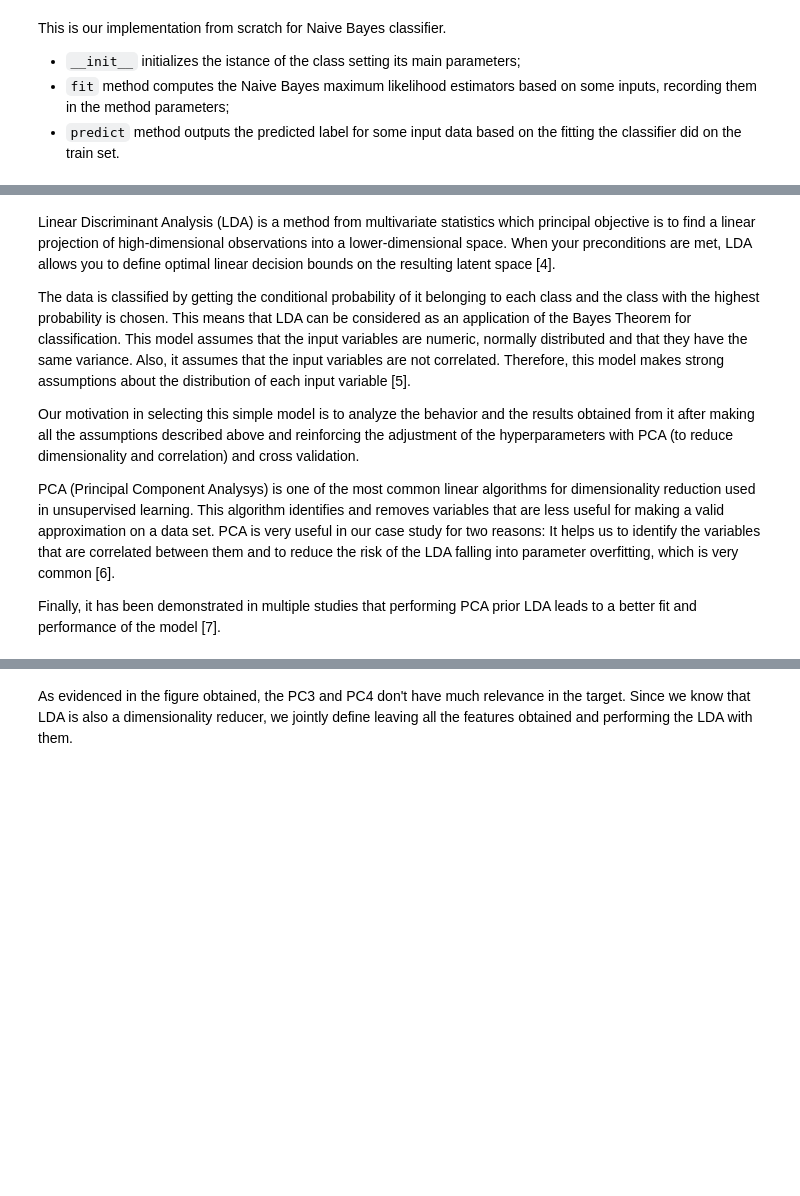
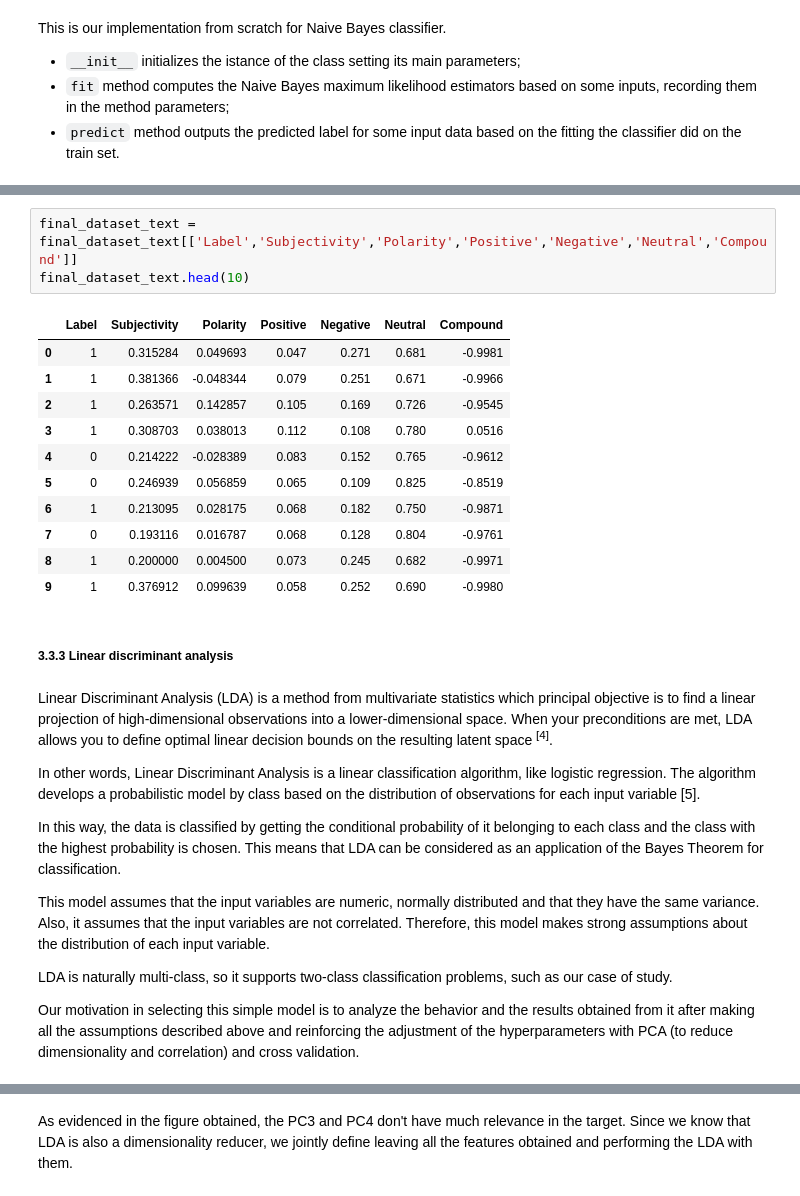
Before and after one commit to LeoDiNino97/FDS_final_project, a Jupyter notebook: Project_report.ipynb, the cells around one changed output, grey strips where cells are left out. Saved outputs shown, nothing was run; the diff lists cells and outputs as text; blank space fills up the shorter version.

```diff
--- a/Project_report.ipynb
+++ b/Project_report.ipynb
@@ -732,10 +863,31 @@ final_dataset_text = final_dataset_text[['Label','Subjectivity','Polarity','Posi
+# %%
+final_dataset_text = final_dataset_text[['Label','Subjectivity','Polarity','Positive','Negative','Neutral','Compound']]
+final_dataset_text.head(10)
+# %% [output]
+|  | Label | Subjectivity | Polarity | Positive | Negative | Neutral | Compound |
+| 0 | 1 | 0.315284 | 0.049693 | 0.047 | 0.271 | 0.681 | -0.9981 |
+| 1 | 1 | 0.381366 | -0.048344 | 0.079 | 0.251 | 0.671 | -0.9966 |
+| 2 | 1 | 0.263571 | 0.142857 | 0.105 | 0.169 | 0.726 | -0.9545 |
+| 3 | 1 | 0.308703 | 0.038013 | 0.112 | 0.108 | 0.780 | 0.0516 |
+| 4 | 0 | 0.214222 | -0.028389 | 0.083 | 0.152 | 0.765 | -0.9612 |
+| 5 | 0 | 0.246939 | 0.056859 | 0.065 | 0.109 | 0.825 | -0.8519 |
+| 6 | 1 | 0.213095 | 0.028175 | 0.068 | 0.182 | 0.750 | -0.9871 |
+| 7 | 0 | 0.193116 | 0.016787 | 0.068 | 0.128 | 0.804 | -0.9761 |
+| 8 | 1 | 0.200000 | 0.004500 | 0.073 | 0.245 | 0.682 | -0.9971 |
+| 9 | 1 | 0.376912 | 0.099639 | 0.058 | 0.252 | 0.690 | -0.9980 |
+# %% [markdown]
+##### 3.3.3 Linear discriminant analysis
 # %% [markdown]
-Linear Discriminant Analysis (LDA) is a method from multivariate statistics which principal objective is to find a linear projection of high-dimensional observations into a lower-dimensional space. When your preconditions are met, LDA allows you to define optimal linear decision bounds on the resulting latent space [4].
+Linear Discriminant Analysis (LDA) is a method from multivariate statistics which principal objective is to find a
+linear projection of high-dimensional observations into a lower-dimensional space. When your preconditions are met, LDA allows you to define optimal linear decision bounds on the
+resulting latent space <sup>[4]</sup>.
 
-The data is classified by getting the conditional probability of it belonging to each class and the class with the highest probability is chosen. This means that LDA can be considered as an application of the Bayes Theorem for classification.  This model assumes that the input variables are numeric, normally distributed and that they have the same variance. Also, it assumes that the input variables are not correlated. Therefore, this model makes strong assumptions about the distribution of each input variable [5].
+In other words, Linear Discriminant Analysis is a linear classification algorithm, like logistic regression. The algorithm develops a probabilistic model by class based on the distribution of observations for each input variable [5].
+
+In this way, the data is classified by getting the conditional probability of it belonging to each class and the class with the highest probability is chosen. This means that LDA can be considered as an application of the Bayes Theorem for classification.
+
+This model assumes that the input variables are numeric, normally distributed and that they have the same variance. Also, it assumes that the input variables are not correlated. Therefore, this model makes strong assumptions about the distribution of each input variable.
+
+LDA is naturally multi-class, so it supports two-class classification problems, such as our case of study.
 
 Our motivation in selecting this simple model is to analyze the behavior and the results obtained from it after making all the assumptions described above and reinforcing the adjustment of the hyperparameters with PCA (to reduce dimensionality and correlation) and cross validation.
-
-PCA (Principal Component Analysys) is one of the most common linear algorithms for dimensionality reduction used in unsupervised learning. This algorithm identifies and removes variables that are less useful for making a valid approximation on a data set. PCA is very useful in our case study for two reasons: It helps us to identify the variables that are correlated between them and to reduce the risk of the LDA falling into parameter overfitting, which is very common [6].
-
-Finally, it has been demonstrated in multiple studies that performing PCA prior LDA leads to a better fit and performance of the model [7].
```
Also changed, not shown: parts of 59 cells of this notebook.
